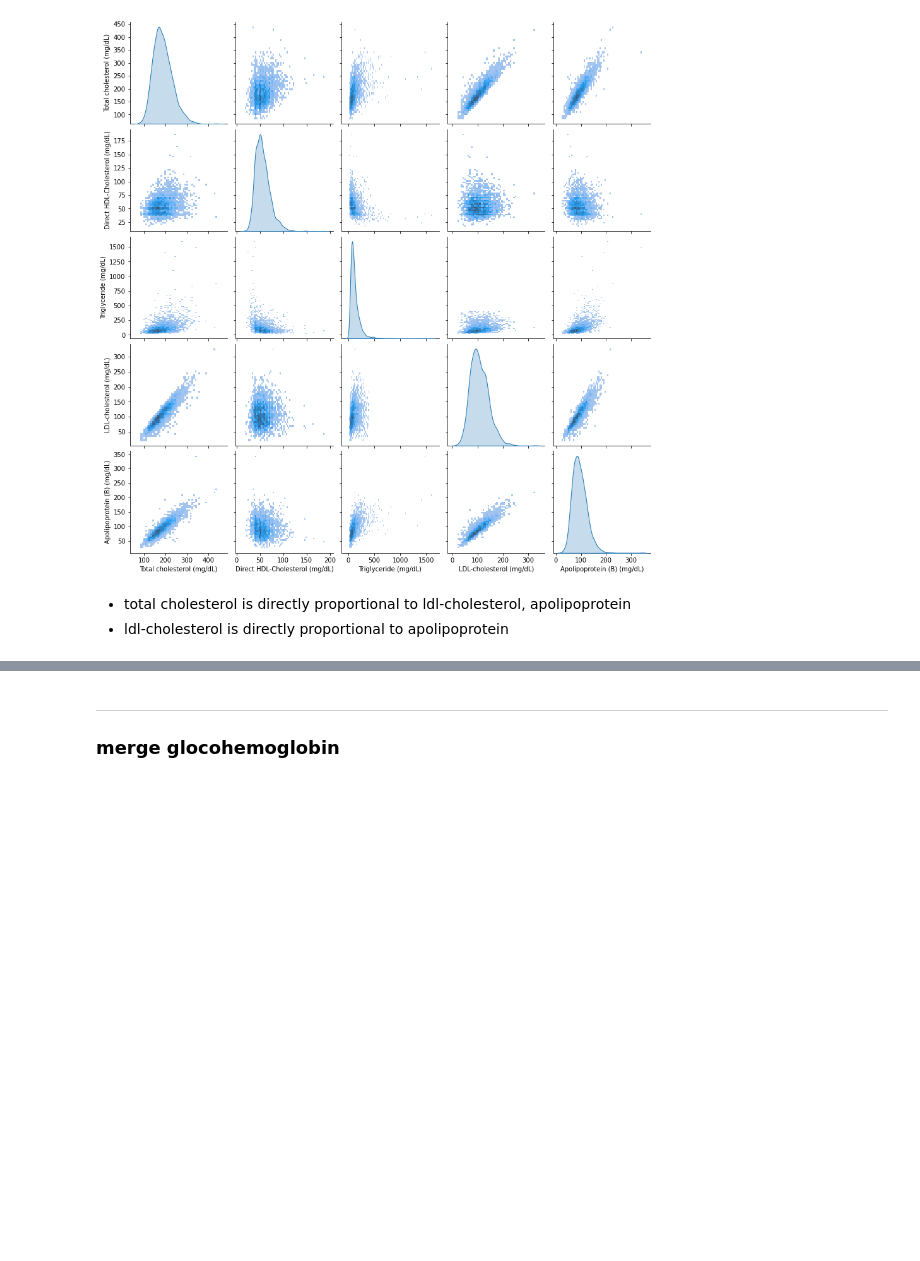
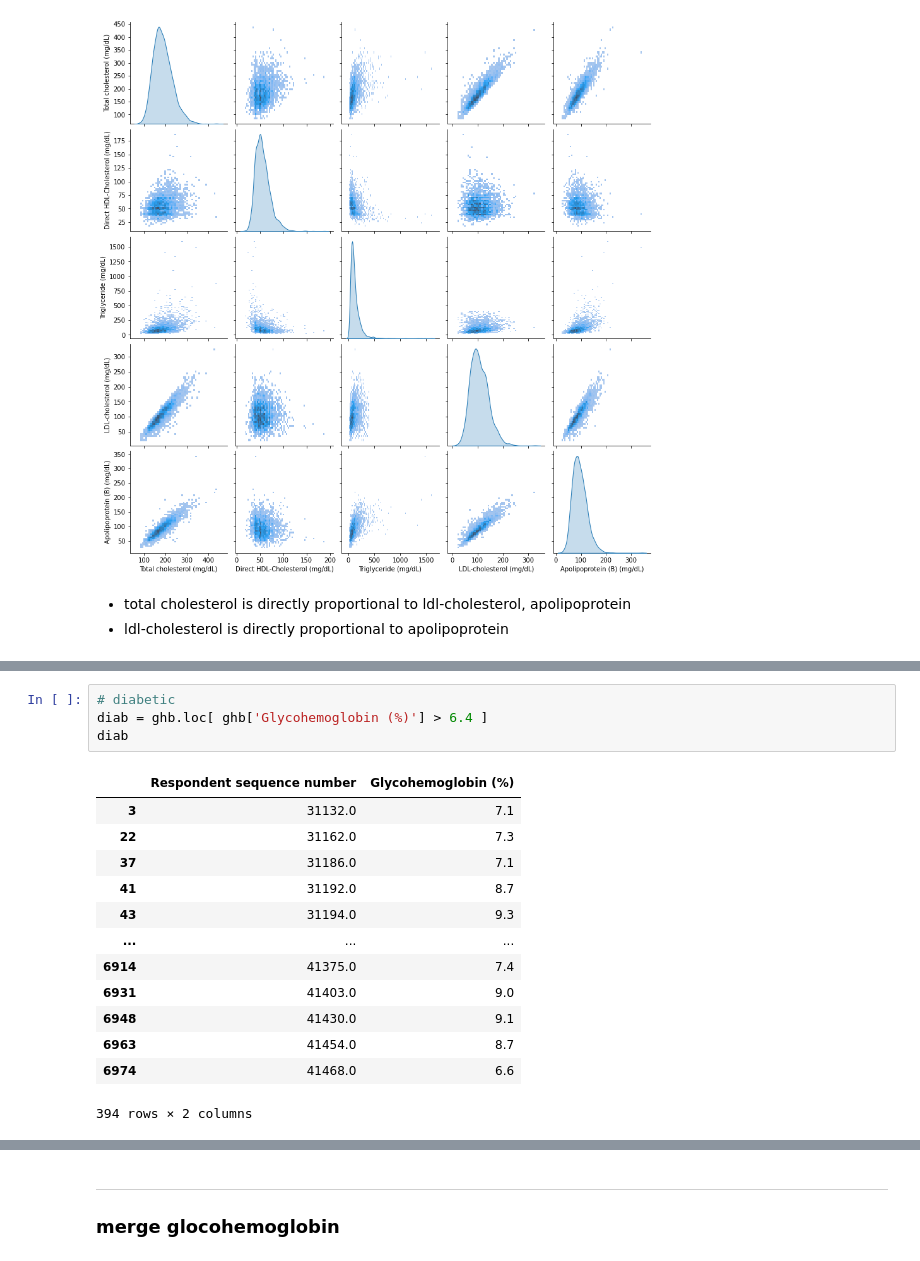
Before and after one commit to amyylin1/NHANES_Dietary_Data, a Jupyter notebook: exam_data.ipynb, the cells around one changed output, grey strips where cells are left out. Cells and saved outputs as stored; diff of their text form; blank space fills up the shorter version.

Commit message:
diabetic range

```diff
--- a/exam_data.ipynb
+++ b/exam_data.ipynb
@@ -340,0 +378,18 @@ sns.histplot(ghg['Glycohemoglobin (%)'],
+# %%
+# diabetic
+diab = ghb.loc[ ghb['Glycohemoglobin (%)'] > 6.4 ]
+diab
+# %% [output]
+|  | Respondent sequence number | Glycohemoglobin (%) |
+| 3 | 31132.0 | 7.1 |
+| 22 | 31162.0 | 7.3 |
+| 37 | 31186.0 | 7.1 |
+| 41 | 31192.0 | 8.7 |
+| 43 | 31194.0 | 9.3 |
+| ... | ... | ... |
+| 6914 | 41375.0 | 7.4 |
+| 6931 | 41403.0 | 9.0 |
+| 6948 | 41430.0 | 9.1 |
+| 6963 | 41454.0 | 8.7 |
+| 6974 | 41468.0 | 6.6 |
+394 rows × 2 columns
```
Also changed, not shown: parts of 9 cells of this notebook.
